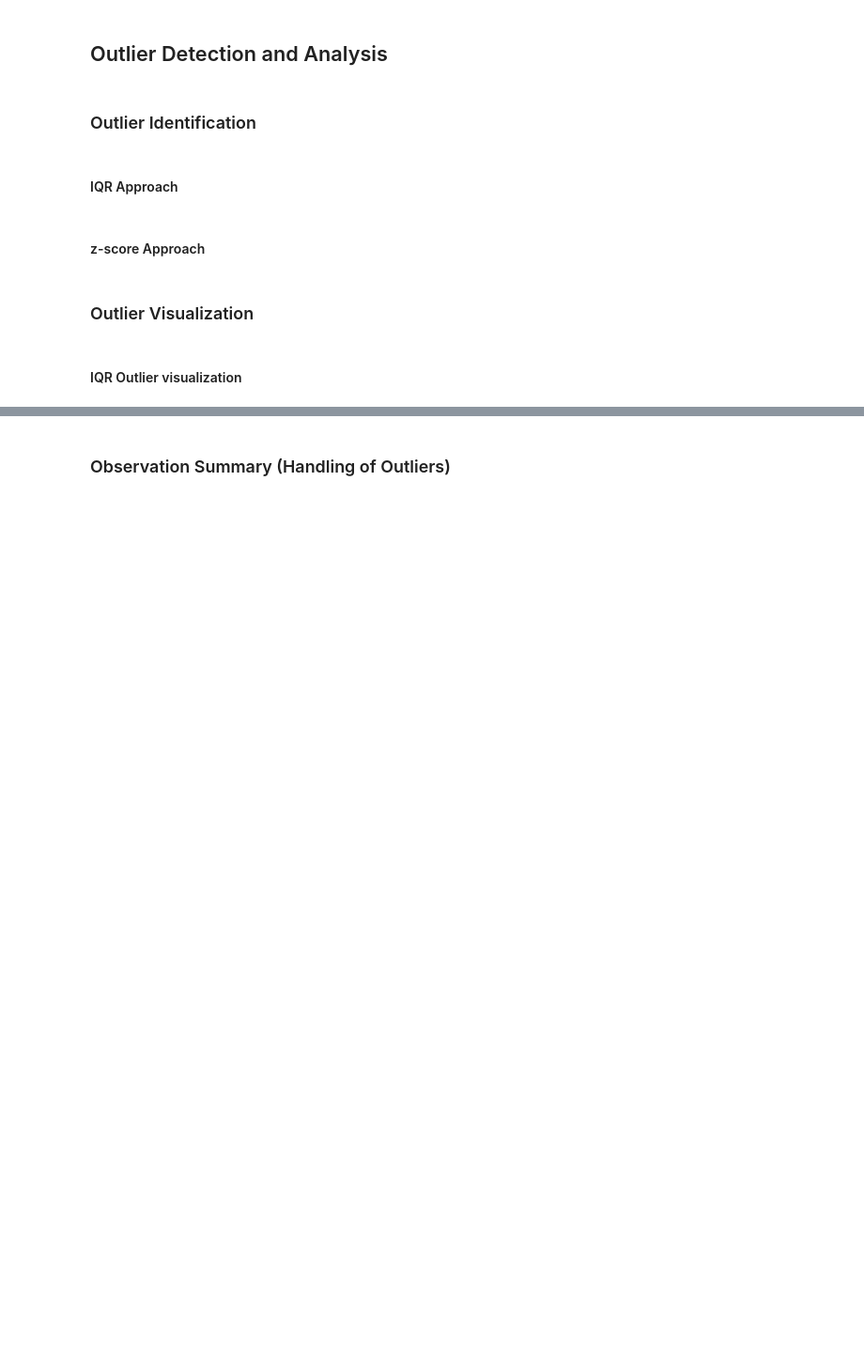
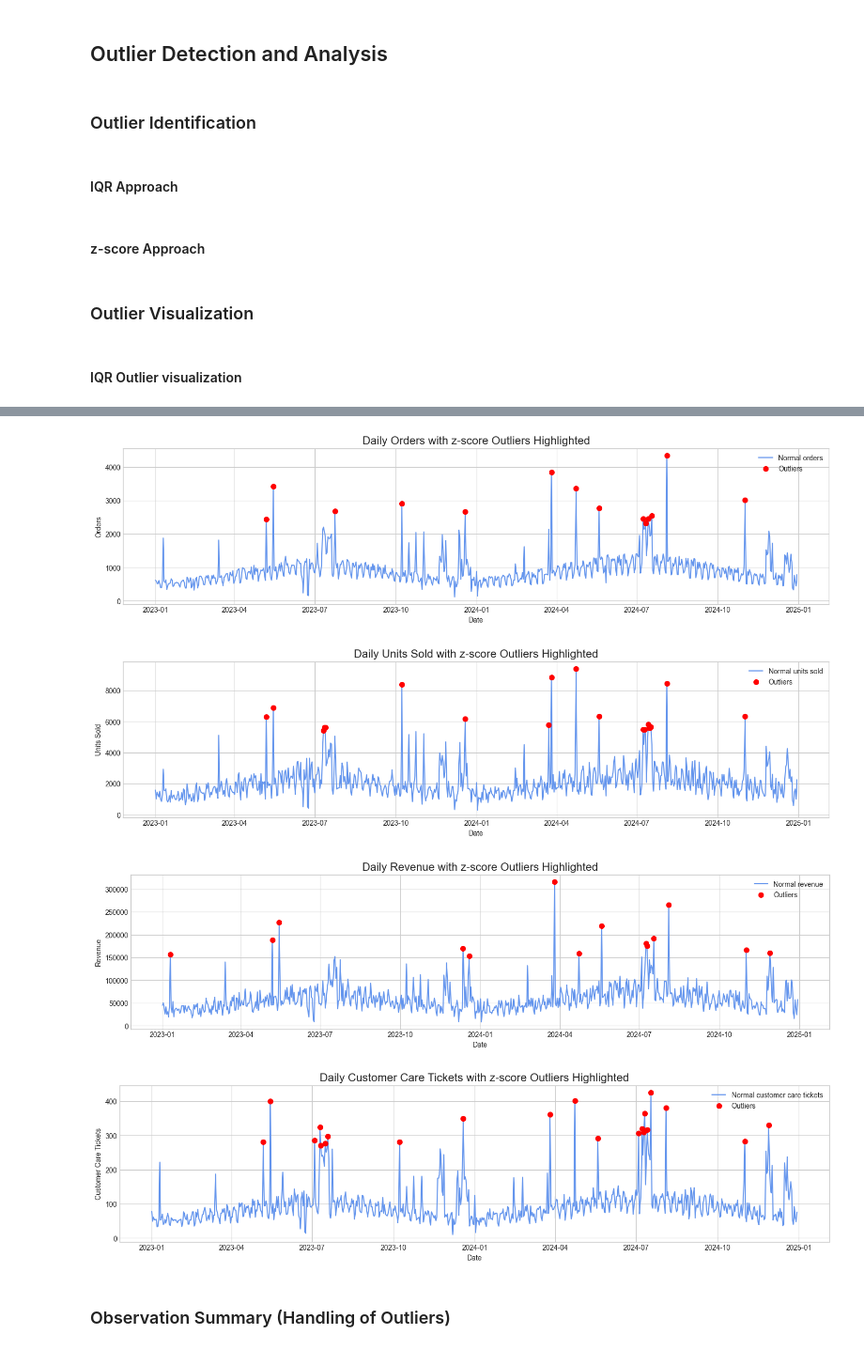
Before and after one commit to traha-89/ecommerce_demand_forecasting, a Jupyter notebook: notebooks/demand_forecasting_analysis.ipynb, the cells around one changed output, grey strips where cells are left out. Shown at 94% size. Drawn from its saved outputs; the diff is of its cells as text; code cells hidden in the pictures; blank space fills up the shorter version.

```diff
--- a/notebooks/demand_forecasting_analysis.ipynb
+++ b/notebooks/demand_forecasting_analysis.ipynb
@@ -174,0 +214,14 @@ plt.show()
+# %%
+df_zout = df_z.copy()
+
+for col in cols:
+    zscore_column = f'zscore_{col}'
+    outlier_flag_column = f'is_outlier_{col}'
+
+    # Apply the lambda function to each z-score column
+    df_zout[outlier_flag_column] = df_zout[zscore_column].apply(
+        lambda x: 1 if (x > 3) or (x < -3) else 0
+    )
+
+# Display the first few rows to show the results
+df_zout[df_zout['is_outlier_units_sold'] == 1].head()
@@ -175,2 +235,46 @@ plt.show()
+# %%
+# Visualize z-score Outliers using Seaborn
+plt.style.use('seaborn-v0_8-whitegrid')
+
+# Loop through each column to create a plot
+for column in cols:
+    fig, ax = plt.subplots(figsize=(18, 4))
+
+    # Plot the main time series line for the current column
+    sns.lineplot(
+        x='date',
+        y=column,
+        data=df_zout,
+        ax=ax,
+        label=f'Normal {column.replace("_", " ")}',
+        color='cornflowerblue'
+    )
+
+    # Identify and plot the outliers for the current column
+    outlier_flag_column = f'is_outlier_{column}'
+    outliers_df = df_zout[df_zout[outlier_flag_column] == 1]
+
+    ax.scatter(
+        outliers_df['date'],
+        outliers_df[column],
+        color='red',
+        s=50,
+        label='Outliers',
+        zorder=5  # zorder ensures points are drawn on top of the line
+    )
+
+    # Customize the plot with dynamic titles and labels
+    ax.set_title(f'Daily {column.replace("_", " ").title()} with z-score Outliers Highlighted', fontsize=16)
+    ax.set_xlabel('Date')
+    ax.set_ylabel(f'{column.replace("_", " ").title()}')
+    ax.legend()
+
+    # Display the plot for the current column
+    plt.show()
+# %% [output]
+[figure, added]
+[figure, added]
+[figure, added]
+[figure, added]
 # %% [markdown]
 ### Observation Summary (Handling of Outliers)
```
Also changed, not shown: parts of 9 cells of this notebook.
